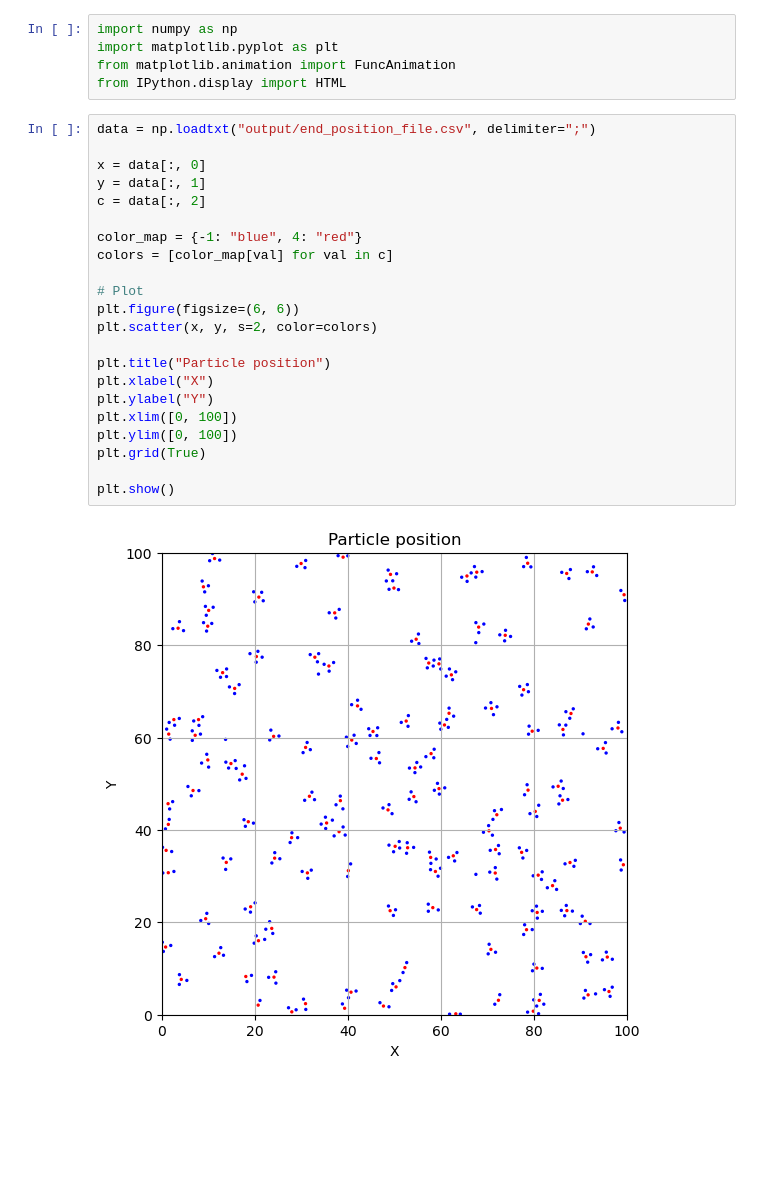
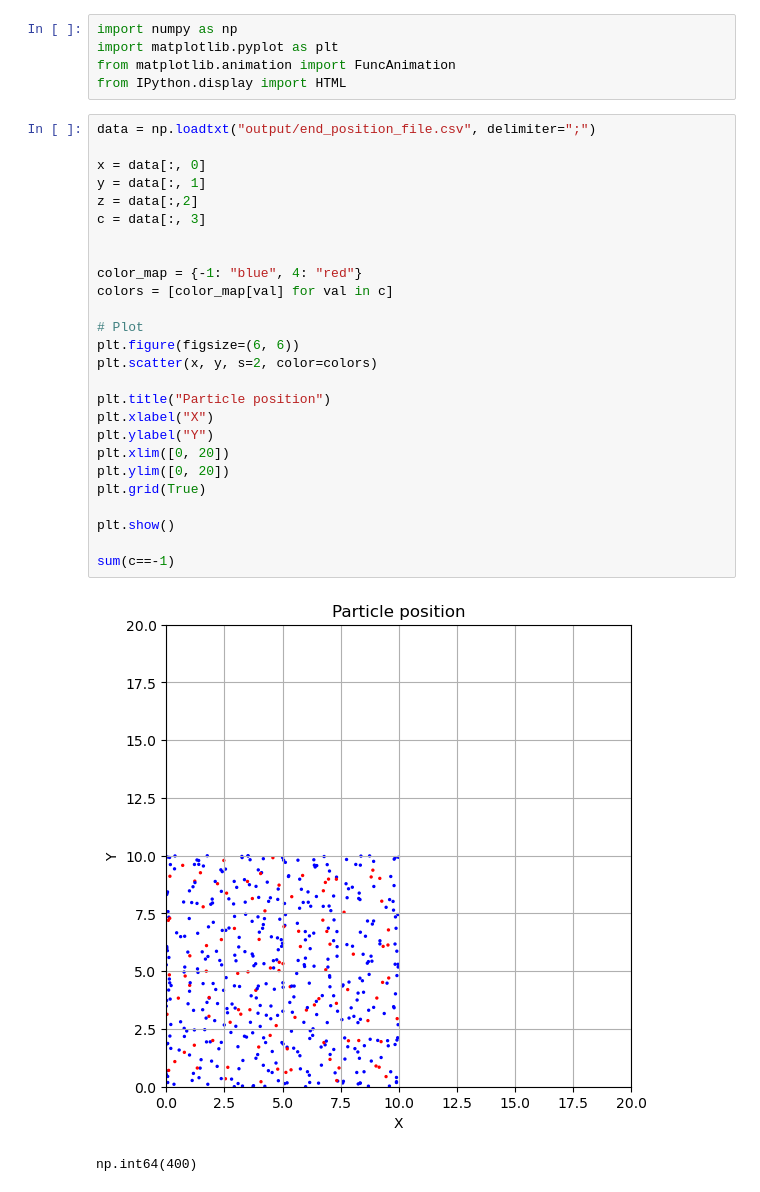
Before and after one commit to Sparisi01/montecarlo_particles_simulation, a Jupyter notebook: data_analysis.ipynb, the cells around one changed output. Drawn from its saved outputs; the diff is of its cells as text; blank space fills up the shorter version.

```diff
--- a/data_analysis.ipynb
+++ b/data_analysis.ipynb
@@ -6,27 +6,32 @@ from IPython.display import HTML
 # %%
 data = np.loadtxt("output/end_position_file.csv", delimiter=";")
 
 x = data[:, 0]
 y = data[:, 1]
-c = data[:, 2]
+z = data[:,2]
+c = data[:, 3]
+
 
 color_map = {-1: "blue", 4: "red"}
 colors = [color_map[val] for val in c]
 
 # Plot
 plt.figure(figsize=(6, 6))
 plt.scatter(x, y, s=2, color=colors)
 
 plt.title("Particle position")
 plt.xlabel("X")
 plt.ylabel("Y")
-plt.xlim([0, 100])
-plt.ylim([0, 100])
+plt.xlim([0, 20])
+plt.ylim([0, 20])
 plt.grid(True)
 
 plt.show()
+
+sum(c==-1)
 # %% [output]
-[figure, old version]
+[figure, new version]
+np.int64(400)
 # %%
 data = np.loadtxt("output/energy.csv", delimiter=";")
 
```
Also changed, not shown: parts of 3 cells of this notebook, 2 other files.
